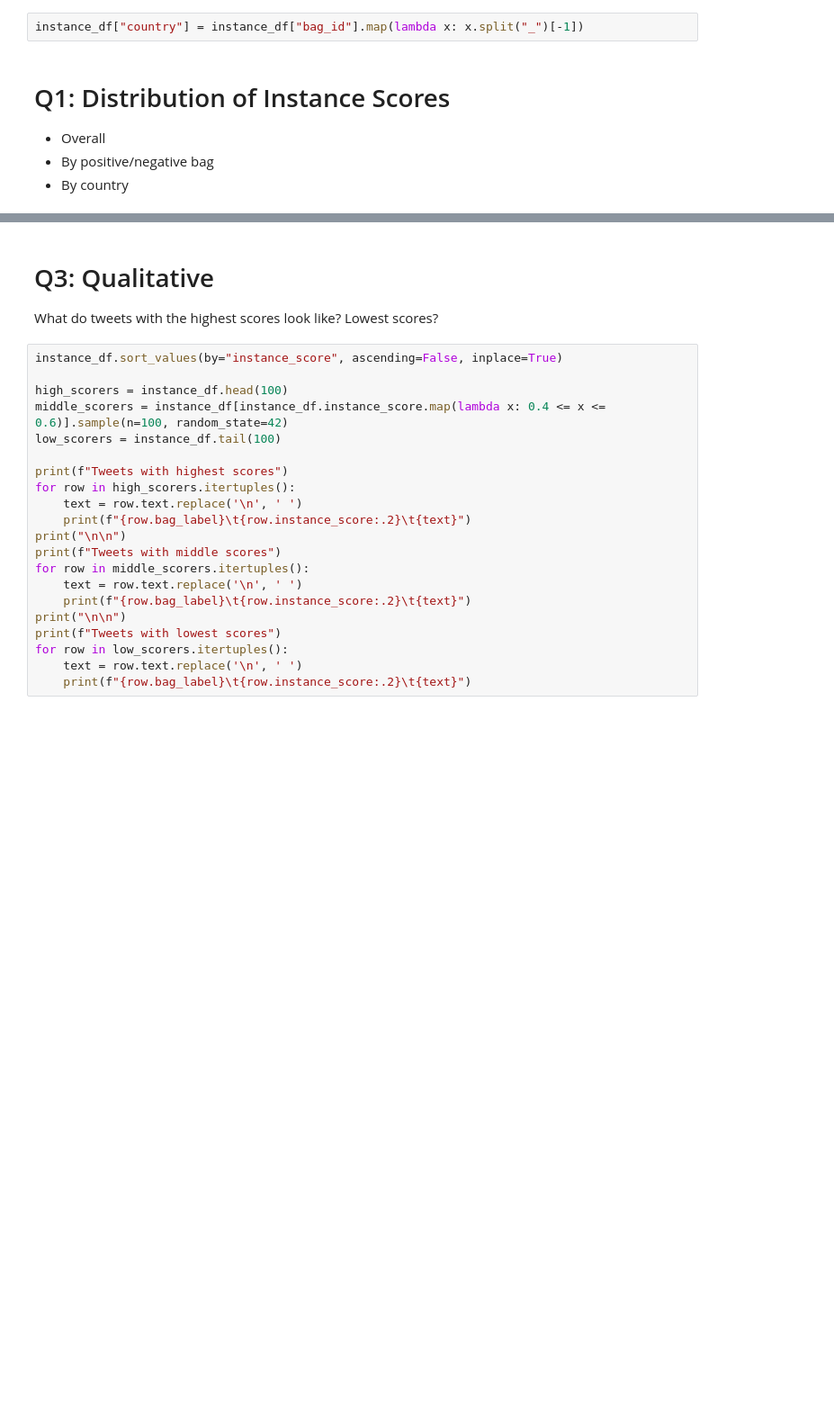
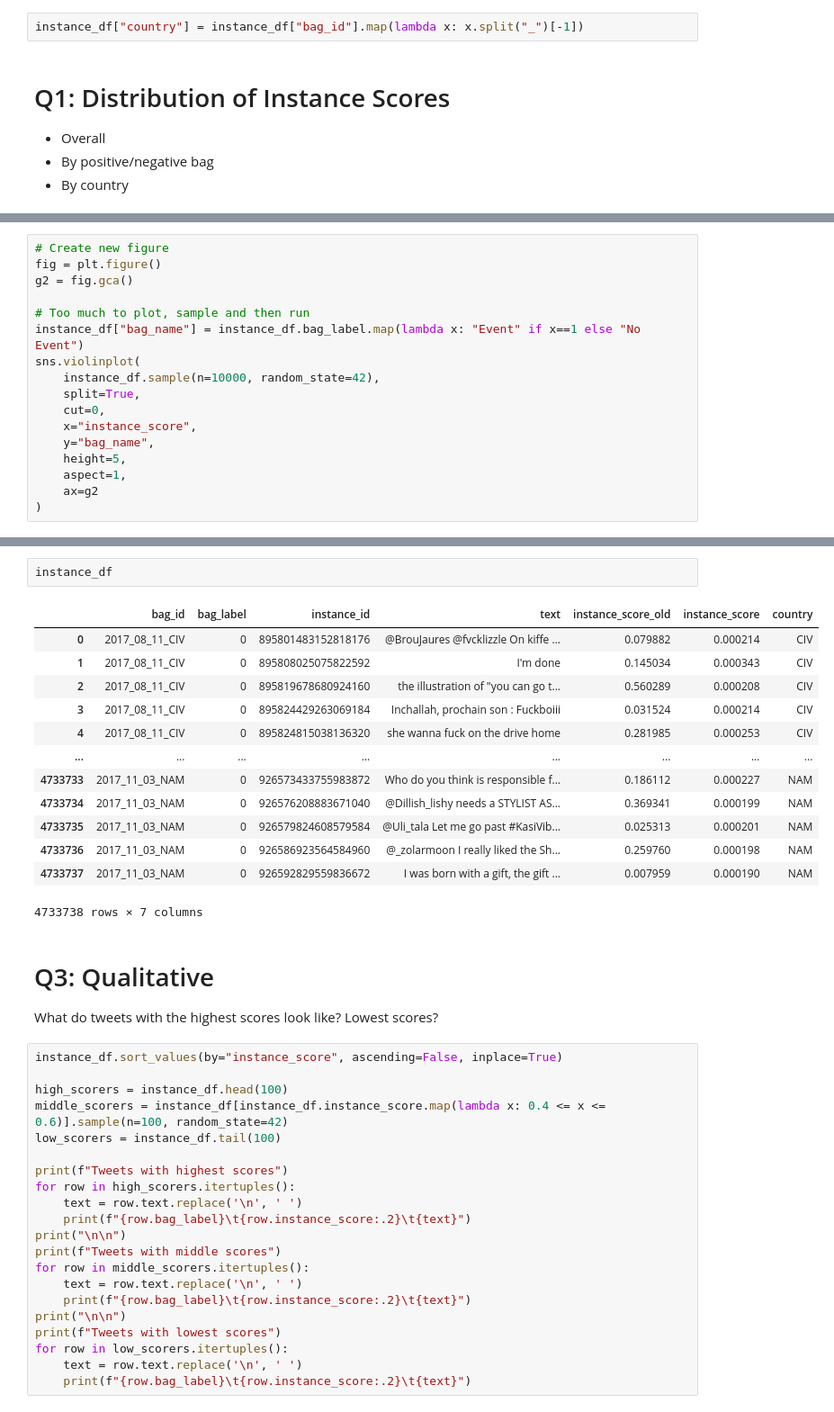
Before and after one commit to AADeLucia/MIL-civil-unrest, a Jupyter notebook: notebooks/instance_analysis.ipynb, the cells around one changed output, grey strips where cells are left out. Shown at 90% size. Saved outputs shown, nothing was run; the diff lists cells and outputs as text; blank space fills up the shorter version.

```diff
--- a/notebooks/instance_analysis.ipynb
+++ b/notebooks/instance_analysis.ipynb
@@ -67,0 +53,17 @@ KeyboardInterrupt:
+# %%
+# Create new figure
+fig = plt.figure()
+g2 = fig.gca()
+
+# Too much to plot, sample and then run
+instance_df["bag_name"] = instance_df.bag_label.map(lambda x: "Event" if x==1 else "No Event")
+sns.violinplot(
+    instance_df.sample(n=10000, random_state=42),
+    split=True,
+    cut=0,
+    x="instance_score",
+    y="bag_name",
+    height=5,
+    aspect=1,
+    ax=g2
+)
@@ -68,3 +74,19 @@ KeyboardInterrupt:
+# %%
+instance_df
+# %% [output]
+|  | bag_id | bag_label | instance_id | text | instance_score_old | instance_score | country |
+| 0 | 2017_08_11_CIV | 0 | 895801483152818176 | @BrouJaures @fvcklizzle On kiffe ... | 0.079882 | 0.000214 | CIV |
+| 1 | 2017_08_11_CIV | 0 | 895808025075822592 | I'm done | 0.145034 | 0.000343 | CIV |
+| 2 | 2017_08_11_CIV | 0 | 895819678680924160 | the illustration of "you can go t... | 0.560289 | 0.000208 | CIV |
+| 3 | 2017_08_11_CIV | 0 | 895824429263069184 | Inchallah, prochain son : Fuckboiii | 0.031524 | 0.000214 | CIV |
+| 4 | 2017_08_11_CIV | 0 | 895824815038136320 | she wanna fuck on the drive home | 0.281985 | 0.000253 | CIV |
+| ... | ... | ... | ... | ... | ... | ... | ... |
+| 4733733 | 2017_11_03_NAM | 0 | 926573433755983872 | Who do you think is responsible f... | 0.186112 | 0.000227 | NAM |
+| 4733734 | 2017_11_03_NAM | 0 | 926576208883671040 | @Dillish_lishy needs a STYLIST AS... | 0.369341 | 0.000199 | NAM |
+| 4733735 | 2017_11_03_NAM | 0 | 926579824608579584 | @Uli_tala Let me go past #KasiVib... | 0.025313 | 0.000201 | NAM |
+| 4733736 | 2017_11_03_NAM | 0 | 926586923564584960 | @_zolarmoon I really liked the Sh... | 0.259760 | 0.000198 | NAM |
+| 4733737 | 2017_11_03_NAM | 0 | 926592829559836672 | I was born with a gift, the gift ... | 0.007959 | 0.000190 | NAM |
+4733738 rows × 7 columns
 # %% [markdown]
 # Q3: Qualitative
 
```
Also changed, not shown: parts of 3 cells of this notebook, 4 other files.
